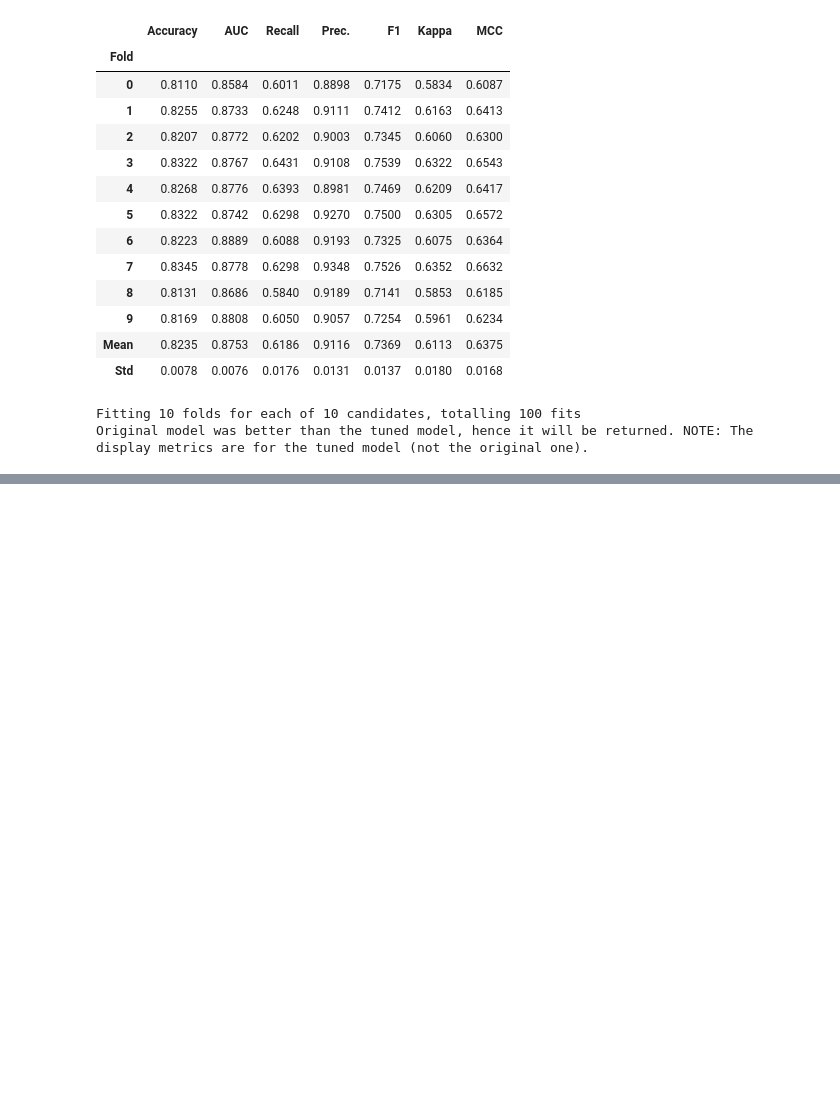
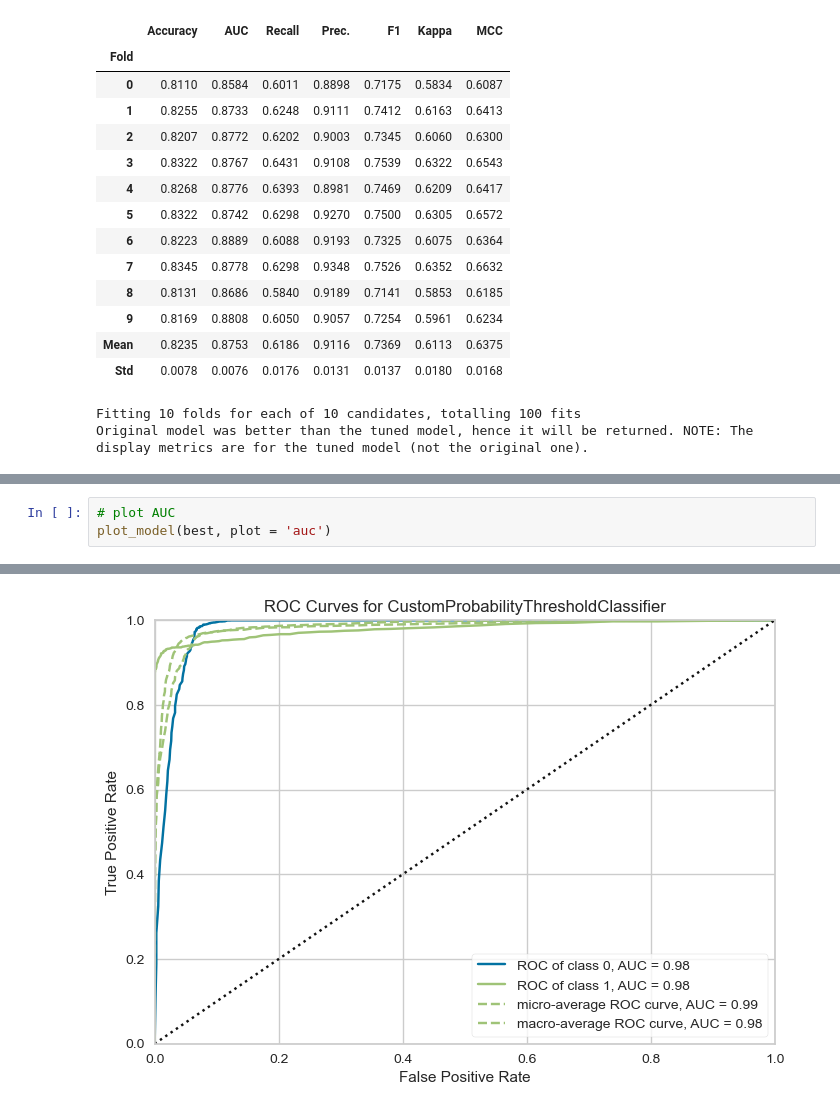
Before and after one commit to lucasquemelli/credit_risk_assessment, a Jupyter notebook: credit_risk_assessment.ipynb, the cells around one changed output, grey strips where cells are left out. Cells and saved outputs as stored; diff of their text form; blank space fills up the shorter version.

```diff
--- a/credit_risk_assessment.ipynb
+++ b/credit_risk_assessment.ipynb
@@ -2531,0 +2554,4 @@ Original model was better than the tuned model, hence it will be returned. NOTE:
+# %%
+# plot AUC
+plot_model(best, plot = 'auc')
+# %% [output]
@@ -2531,0 +2559 @@ Original model was better than the tuned model, hence it will be returned. NOTE:
+[figure, added]
```
Also changed, not shown: parts of 38 cells of this notebook.
